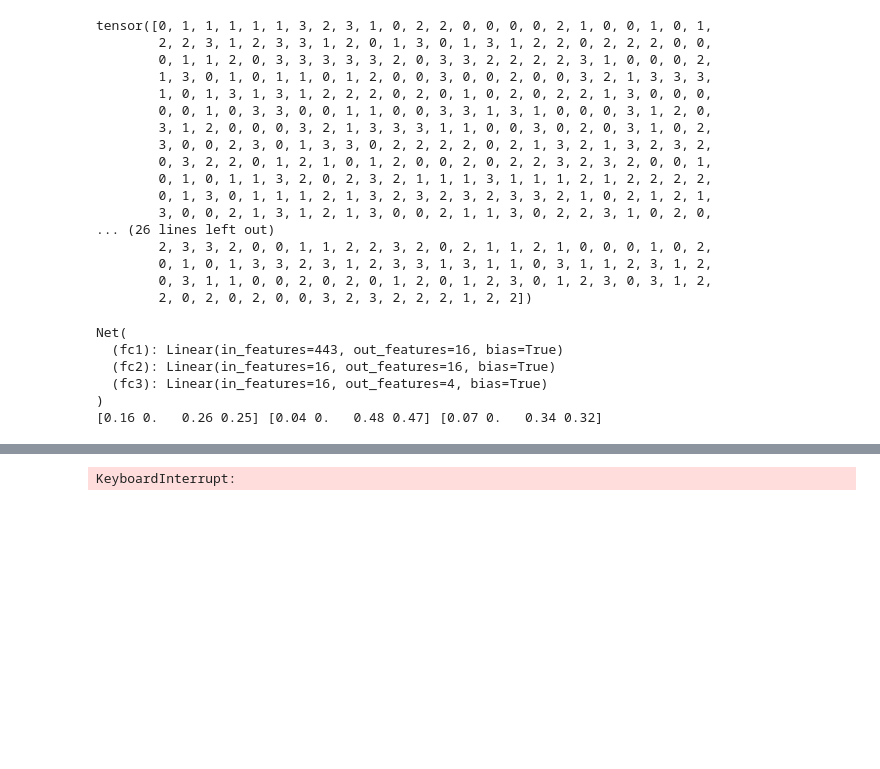
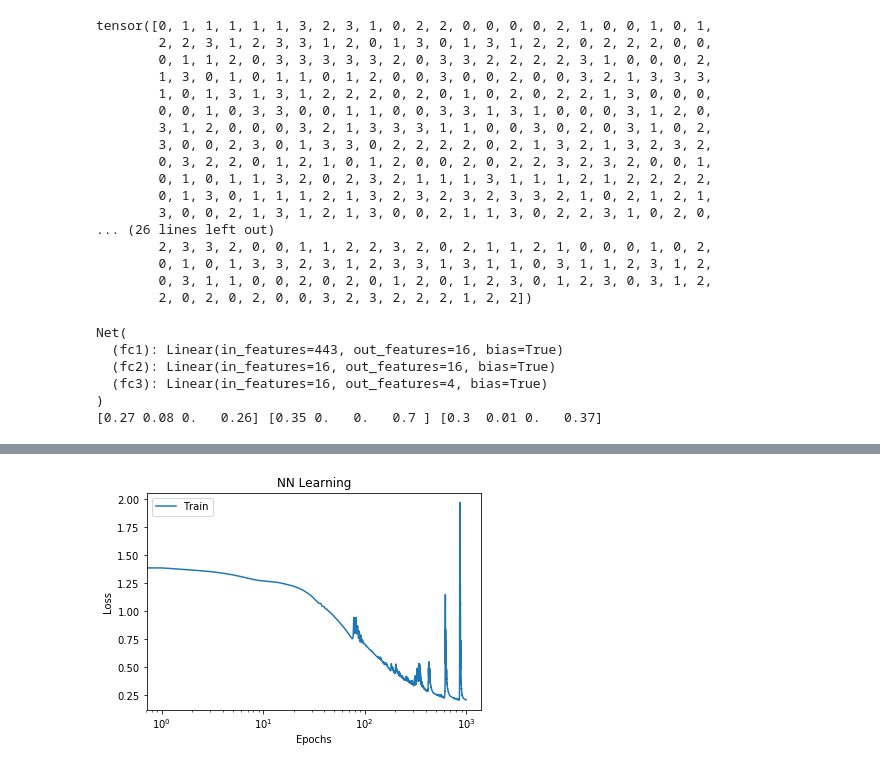
Before and after one commit to MrX1997/Reportes-Proyecto-de-Monograf-a, a Jupyter notebook: Noteboooks/Weekly Reports.ipynb, the cells around one changed output, grey strips where cells are left out. Cells and saved outputs as stored; diff of their text form; code cells hidden in the pictures; blank space fills up the shorter version.

```diff
--- a/Noteboooks/Weekly Reports.ipynb
+++ b/Noteboooks/Weekly Reports.ipynb
@@ -433,7 +433,7 @@ from sklearn.metrics import precision_recall_fscore_support
 
 batch_size=200
 learning_rate=0.01
-epochs=100
+epochs=1000
 log_interval=10
 
 class Net(nn.Module):
@@ -461,12 +461,15 @@ LOSS=[]
 p=[]
 r=[]
 f=[]
+
 p1=[]
 r1=[]
 f1=[]
+
 p2=[]
 r2=[]
 f2=[]
+
 p3=[]
 r3=[]
 f3=[]
@@ -483,56 +486,24 @@ for i in range(epochs):
     opt.step()
     net_o=net(X_test)
     pred = net_o.data.max(1)[1]
-    pres,recall,f,_=precision_recall_fscore_support(y_test, pred, average=None)
-    print(pres,recall,f)
+    pres,recall,f_1,_=precision_recall_fscore_support(y_test, pred, average=None)
+    print(pres,recall,f_1)
 
     p.append(pres[0])
     r.append(recall[0])
-    f.append(f[0])
+    f.append(f_1[0])
 
     p1.append(pres[1])
     r1.append(recall[1])
-    f1.append(f[1])
+    f1.append(f_1[1])
 
     p2.append(pres[2])
     r2.append(recall[2])
-    f2.append(pres[2])
+    f2.append(f_1[2])
 
     p3.append(pres[3])
-    r3.append(pres[3])
-    f3.append(pres[3])
-
-
-    plt.subplot(131)
-    plt.plot(i,pres[0],label='Stars',c='r')
-    plt.plot(i,pres[1],label='Galaxies',c='g')
-    plt.plot(i,pres[2],label='QSO',c='b')
-    plt.plot(i,pres[3],label='QSO_BAL',c='silver')
-    plt.xlabel('Epoch')
-    plt.ylabel('Precision')
-    plt.legend()
-
-    plt.subplot(132)
-    plt.scatter(i,recall[0],label='Stars',c='r')
-    plt.scatter(i,recall[1],label='Galaxies',c='g')
-    plt.scatter(i,recall[2],label='QSO',c='b')
-    plt.scatter(i,recall[3],label='QSO_BAL',c='silver')
-    plt.xlabel('Epoch')
-    plt.ylabel('Recall')
-    plt.legend()
-
-    plt.subplot(133)
-    plt.scatter(i,f[0],label='Stars',c='r')
-    plt.scatter(i,f[1],label='Galaxies',c='g')
-    plt.scatter(i,f[2],label='QSO',c='b')
-    plt.scatter(i,f[3],label='QSO_BAL',c='silver')
-    plt.xlabel('Epoch')
-    plt.ylabel('F1')
-    plt.legend()
-    plt.savefig('prf.png')
-
-
-plt.close()
+    r3.append(recall[3])
+    f3.append(f_1[3])
 
 plt.plot(range(epochs),np.array(LOSS),label='Train')
 plt.xlabel('Epochs')
@@ -555,4 +526,4 @@ Net(
   (fc2): Linear(in_features=16, out_features=16, bias=True)
   (fc3): Linear(in_features=16, out_features=4, bias=True)
 )
-[0.16 0.   0.26 0.25] [0.04 0.   0.48 0.47] [0.07 0.   0.34 0.32]
+[0.27 0.08 0.   0.26] [0.35 0.   0.   0.7 ] [0.3  0.01 0.   0.37]
@@ -576 +547 @@ Net(
-KeyboardInterrupt:
+[figure, added]
```
Also changed, not shown: parts of 5 cells of this notebook.
